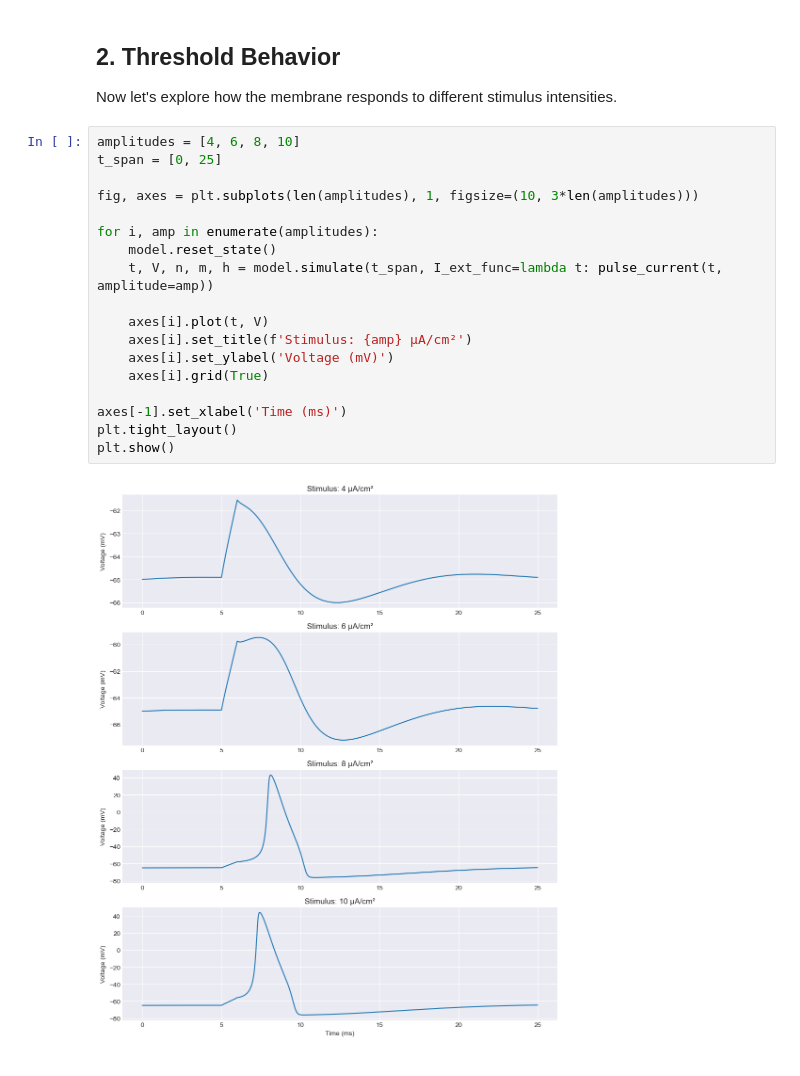
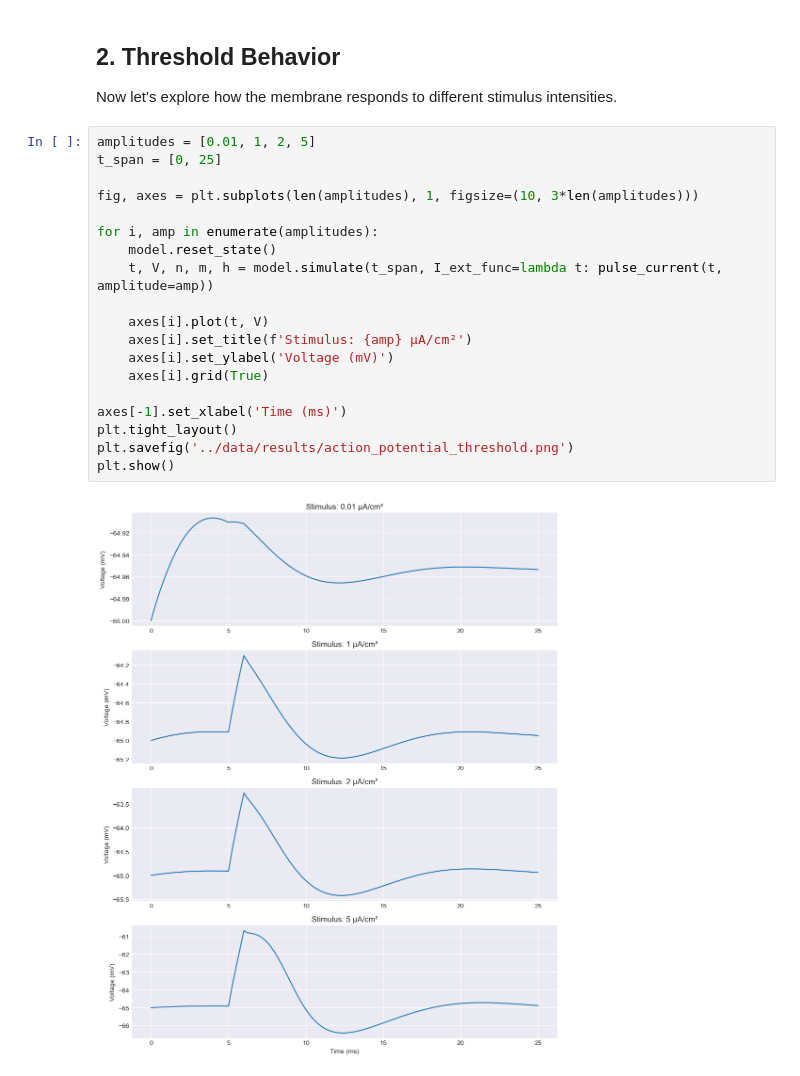
Before and after one commit to ajfranck/hodgkin-huxley, a Jupyter notebook: notebooks/membrane_dynamics.ipynb, the cells around one changed output. Drawn from its saved outputs; the diff is of its cells as text.

Commit message:
generated graph for action potential thresholding

```diff
--- a/notebooks/membrane_dynamics.ipynb
+++ b/notebooks/membrane_dynamics.ipynb
@@ -42,22 +42,23 @@ plt.show()
 
 Now let's explore how the membrane responds to different stimulus intensities.
 # %%
-amplitudes = [4, 6, 8, 10]
+amplitudes = [0.01, 1, 2, 5]
 t_span = [0, 25]
 
 fig, axes = plt.subplots(len(amplitudes), 1, figsize=(10, 3*len(amplitudes)))
 
 for i, amp in enumerate(amplitudes):
     model.reset_state()
     t, V, n, m, h = model.simulate(t_span, I_ext_func=lambda t: pulse_current(t, amplitude=amp))
 
     axes[i].plot(t, V)
     axes[i].set_title(f'Stimulus: {amp} μA/cm²')
     axes[i].set_ylabel('Voltage (mV)')
     axes[i].grid(True)
 
 axes[-1].set_xlabel('Time (ms)')
 plt.tight_layout()
+plt.savefig('../data/results/action_potential_threshold.png')
 plt.show()
 # %% [output]
-[figure, old version]
+[figure, new version]
```
Also changed, not shown: 3 other files.
